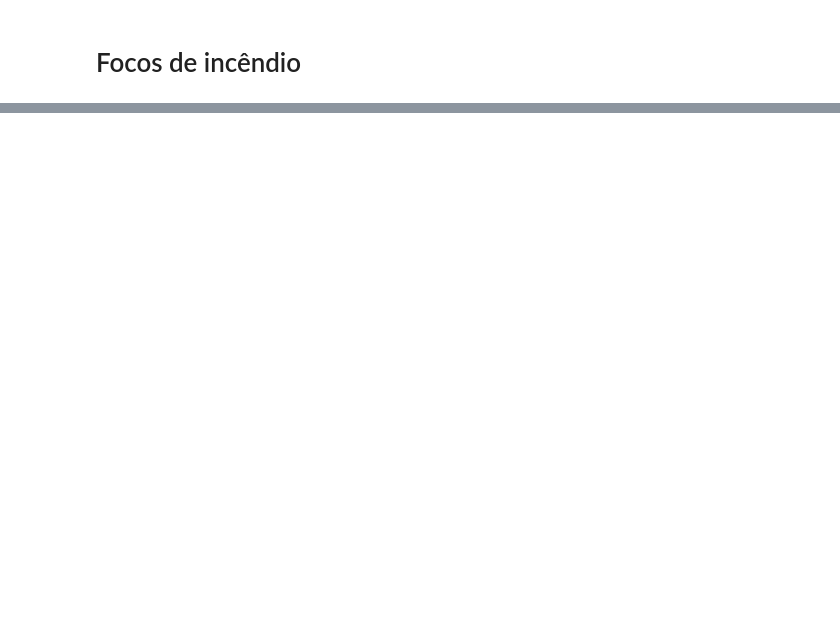
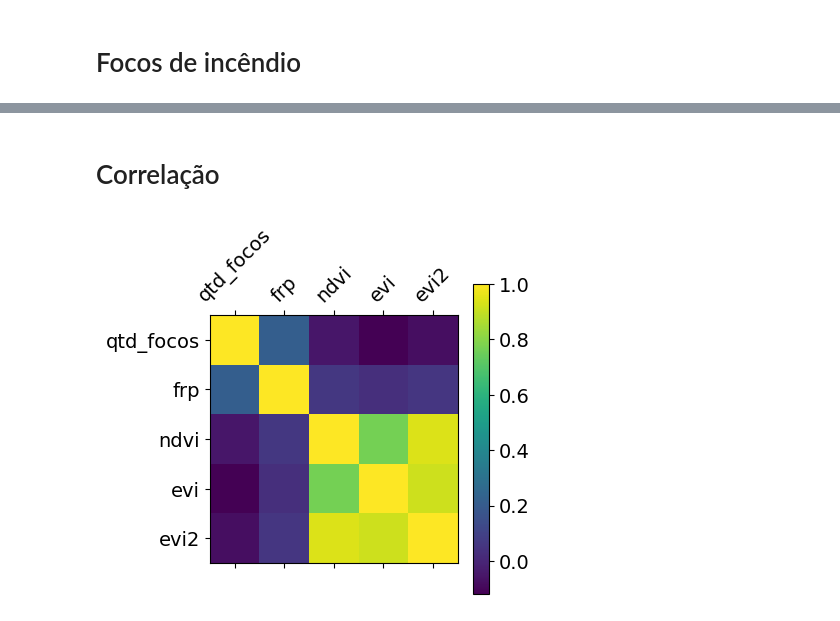
Before and after one commit to LPontes/fire_risk_app, a Jupyter notebook: notebooks/eda_risco_de_fogo.ipynb, the cells around one changed output, grey strips where cells are left out. Saved outputs shown, nothing was run; the diff lists cells and outputs as text; code cells hidden in the pictures; blank space fills up the shorter version.

```diff
--- a/notebooks/eda_risco_de_fogo.ipynb
+++ b/notebooks/eda_risco_de_fogo.ipynb
@@ -366,0 +419,37 @@ Map(center=[-24, -46], controls=(WidgetControl(options=['position', 'transparent
+# %%
+# Filtra focos confirmados
+df_viirs_fire = (df_viirs
+                 [df_viirs['FireMask']>7]
+                 .groupby(['fid', 'date'])
+                 .agg(qtd_focos = ('fid', 'count'),
+                      frp = ('MeanMaxFRP', 'mean'))
+                 .reset_index())
+# %%
+df_ndvi_full_date = (pd.DataFrame(pd.date_range(start='2017-01-01', end='2023-07-20'), columns=['date'])
+            .merge(df_ndvi.groupby(['fid', 'date']).mean().reset_index(), on = 'date',how='left'))
+# %%
+df = df_ndvi_full_date.merge(df_viirs_fire, on=['fid', 'date'], how='left').dropna(how='all', subset=['fid'])
+df['qtd_focos'] = df['qtd_focos'].fillna(0)
+df['frp'] = df['frp'].fillna(0)
+# %% [markdown]
+# Correlação
+# %%
+df_corr = (df[df['qtd_focos']>0].drop(columns=['fid'])
+           .groupby('date')
+           .agg(qtd_focos = ('qtd_focos', 'sum'),
+               frp = ('frp', 'mean'),
+               ndvi = ('ndvi', 'mean'),
+               evi = ('evi', 'mean'),
+               evi2 = ('evi2', 'mean')
+               )
+          .reset_index())
+# %%
+f = plt.figure(figsize=(4, 4))
+plt.matshow(df_corr.corr(), fignum=f.number)
+plt.xticks(range(df_corr.select_dtypes(['number']).shape[1]), df_corr.select_dtypes(['number']).columns, fontsize=14, rotation=45)
+plt.yticks(range(df_corr.select_dtypes(['number']).shape[1]), df_corr.select_dtypes(['number']).columns, fontsize=14)
+cb = plt.colorbar()
+cb.ax.tick_params(labelsize=14)
+# plt.title('Correlation Matrix', fontsize=16);
+# %% [output]
+[figure, added]
```
Also changed, not shown: parts of 30 cells of this notebook, 3 other files.
